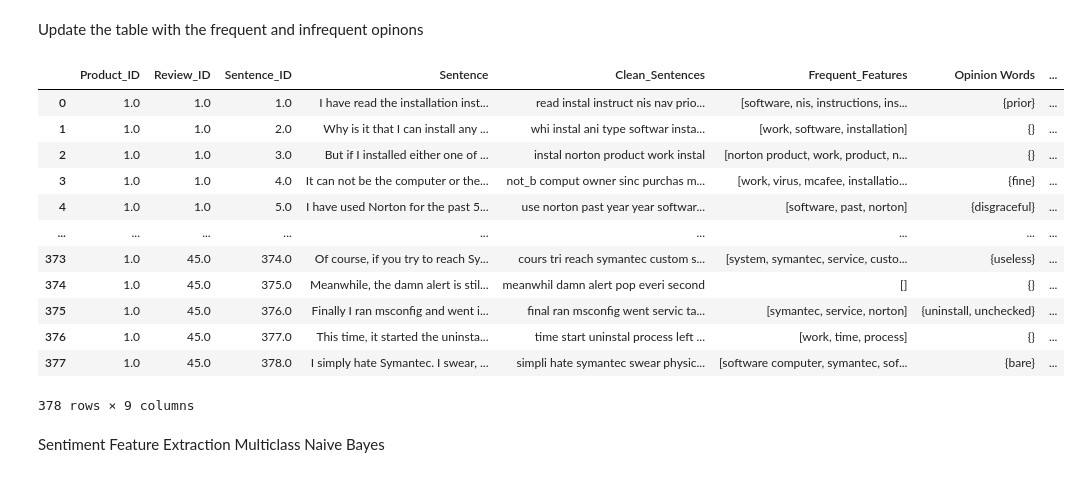
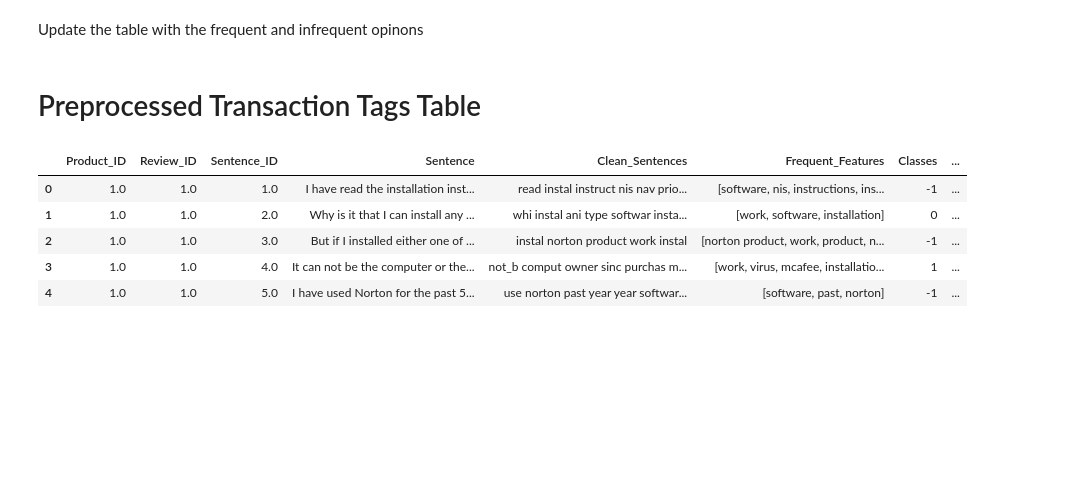
Before and after one commit to metajos/opinion-miner, a Jupyter notebook: testing.ipynb, the cells around one changed output. Cells and saved outputs as stored; diff of their text form; code cells hidden in the pictures; blank space fills up the shorter version.

```diff
--- a/testing.ipynb
+++ b/testing.ipynb
@@ -435,36 +407,28 @@ def map_transaction_tags(stemmed_sentences:List[str], frequent_features: List[Se
+# %% [markdown]
+# Preprocessed Transaction Tags Table
 # %%
+# Store all the processed tags in a dataframe
 transaction_tags = database.loc[:,"Product_ID":"Sentence"].copy()
 transaction_tags["Clean_Sentences"] = category_table["Clean_Sentence"]
-transaction_tags["Embeddings"] =
 transaction_tags["Frequent_Features"] = map_transaction_tags(category_table["Clean_Sentence"].to_list(), combined_features)
-transaction_tags.head()
 # get the save file names of the products
 grouped = db.groupby(["Product_ID", "Product_name"], as_index=False).first()
 filenames =grouped[["Product_ID","Product_name"]]
 save_filename = filenames.where(filenames["Product_ID"] == transaction_tags.Product_ID[0]).dropna()["Product_name"].values[0] + ".csv"
-
 transaction_tags["Classes"] = database["gt_score"].apply(lambda x: 1 if x > 0 else -1 if x < 0 else 0)
 transaction_tags["Opinion Words"] = opinion_words
+transaction_tags["Effective_Opinions"] = effective_opinions
 transaction_tags["Infrequent_Features"] = [[" ".join(x) for x in s] for s in infreq_opinions]
 
-transaction_tags
-# truth_scores
-# # save_transactions = True
-# # if save_transactions:
-# #     transaction_tags.to_csv(save_filename)
+
+if SAVE:
+    transaction_tags.to_csv(save_filename)
+
+transaction_tags.head()
 # %% [output]
-|  | Product_ID | Review_ID | Sentence_ID | Sentence | Clean_Sentences | Frequent_Features | Opinion Words | ... |
-| 0 | 1.0 | 1.0 | 1.0 | I have read the installation inst... | read instal instruct nis nav prio... | [software, nis, instructions, ins... | {prior} | ... |
-| 1 | 1.0 | 1.0 | 2.0 | Why is it that I can install any ... | whi instal ani type softwar insta... | [work, software, installation] | {} | ... |
-| 2 | 1.0 | 1.0 | 3.0 | But if I installed either one of ... | instal norton product work instal | [norton product, work, product, n... | {} | ... |
-| 3 | 1.0 | 1.0 | 4.0 | It can not be the computer or the... | not_b comput owner sinc purchas m... | [work, virus, mcafee, installatio... | {fine} | ... |
-| 4 | 1.0 | 1.0 | 5.0 | I have used Norton for the past 5... | use norton past year year softwar... | [software, past, norton] | {disgraceful} | ... |
-| ... | ... | ... | ... | ... | ... | ... | ... | ... |
-| 373 | 1.0 | 45.0 | 374.0 | Of course, if you try to reach Sy... | cours tri reach symantec custom s... | [system, symantec, service, custo... | {useless} | ... |
-| 374 | 1.0 | 45.0 | 375.0 | Meanwhile, the damn alert is stil... | meanwhil damn alert pop everi second | [] | {} | ... |
-| 375 | 1.0 | 45.0 | 376.0 | Finally I ran msconfig and went i... | final ran msconfig went servic ta... | [symantec, service, norton] | {uninstall, unchecked} | ... |
-| 376 | 1.0 | 45.0 | 377.0 | This time, it started the uninsta... | time start uninstal process left ... | [work, time, process] | {} | ... |
-| 377 | 1.0 | 45.0 | 378.0 | I simply hate Symantec. I swear, ... | simpli hate symantec swear physic... | [software computer, symantec, sof... | {bare} | ... |
+|  | Product_ID | Review_ID | Sentence_ID | Sentence | Clean_Sentences | Frequent_Features | Classes | ... |
+| 0 | 1.0 | 1.0 | 1.0 | I have read the installation inst... | read instal instruct nis nav prio... | [software, nis, instructions, ins... | -1 | ... |
+| 1 | 1.0 | 1.0 | 2.0 | Why is it that I can install any ... | whi instal ani type softwar insta... | [work, software, installation] | 0 | ... |
+| 2 | 1.0 | 1.0 | 3.0 | But if I installed either one of ... | instal norton product work instal | [norton product, work, product, n... | -1 | ... |
+| 3 | 1.0 | 1.0 | 4.0 | It can not be the computer or the... | not_b comput owner sinc purchas m... | [work, virus, mcafee, installatio... | 1 | ... |
+| 4 | 1.0 | 1.0 | 5.0 | I have used Norton for the past 5... | use norton past year year softwar... | [software, past, norton] | -1 | ... |
-378 rows × 9 columns
-# %% [markdown]
-Sentiment Feature Extraction Multiclass Naive Bayes
```
Also changed, not shown: parts of 20 cells of this notebook, 6 other files.
